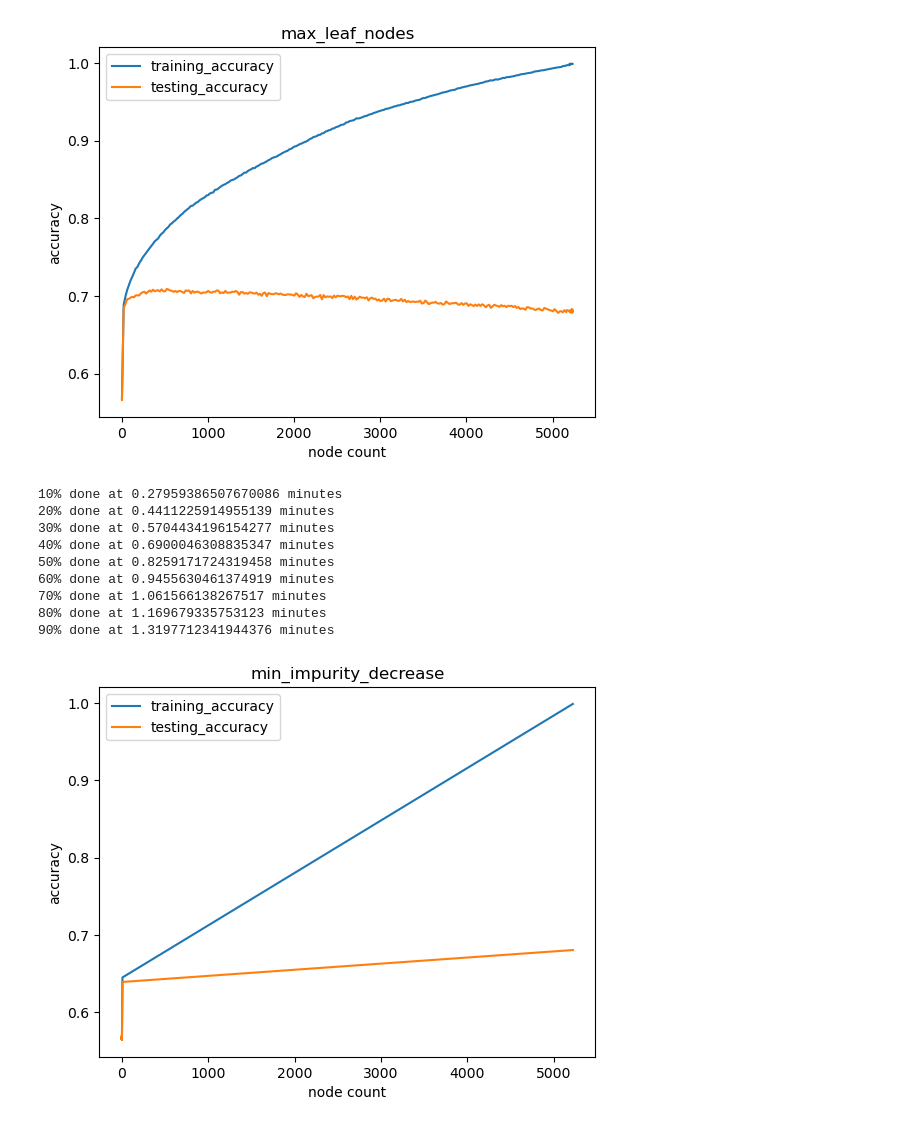
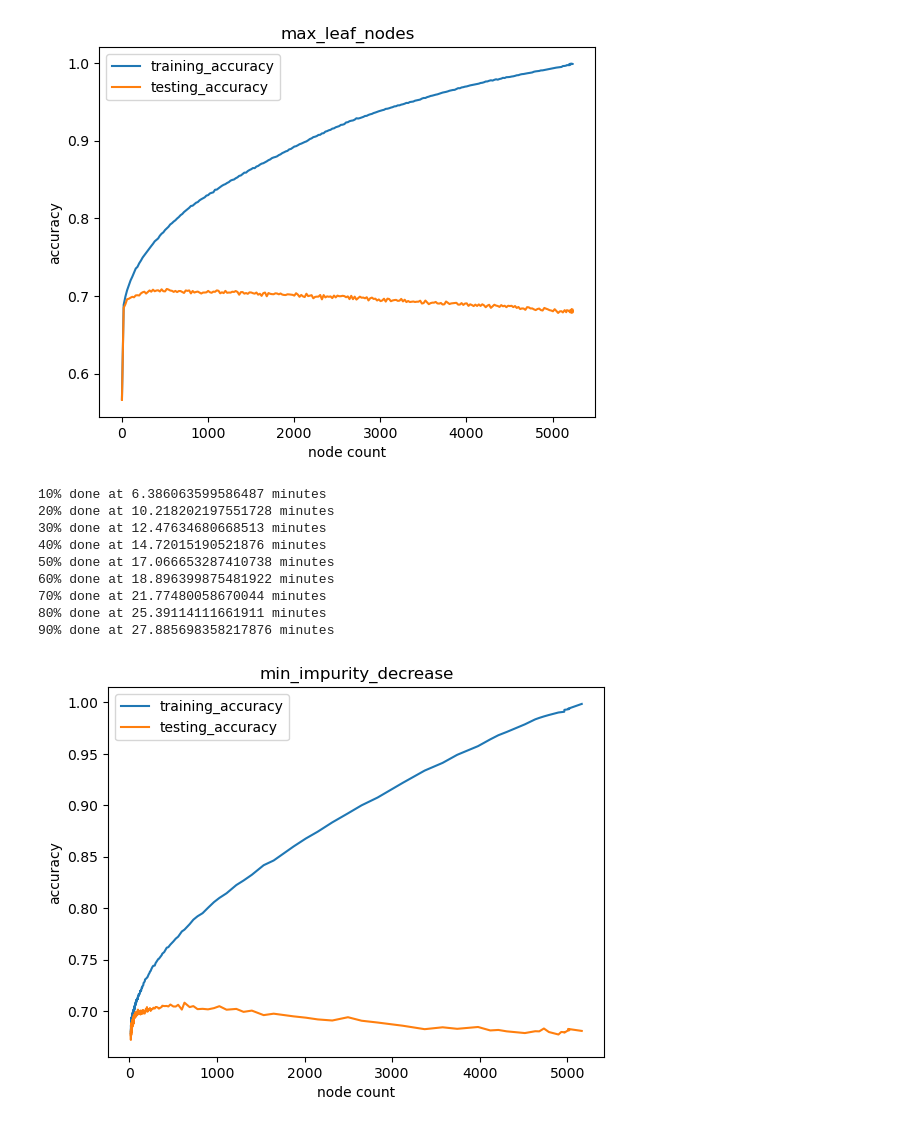
Before and after one commit to Hussain-Aziz/CMP466-Project, a Jupyter notebook: project.ipynb, the cells around one changed output. Drawn from its saved outputs; the diff is of its cells as text; code cells hidden in the pictures.

```diff
--- a/project.ipynb
+++ b/project.ipynb
@@ -181,7 +181,7 @@ ordinal_columns = [('temperature',['30','55','80']),
 
 # apply the ordinal encoding
 for column, categories in ordinal_columns:
-    df[column] =  OrdinalEncoder(categories=[categories]).fit_transform(df[[column]])
+    df[column] =  OrdinalEncoder(categories=[categories], dtype=np.uint8).fit_transform(df[[column]])
 
 # to check if it worked
 # df.to_csv(os.path.join('PreprocessingData',"coupon_processed_2.csv"), index=False)
@@ -256,7 +256,7 @@ x_train, x_test, y_train, y_test, = train_test_split(x,y, test_size=0.2)
 from sklearn.tree import DecisionTreeClassifier
 
 # create decision tree classifer object
-dtc = DecisionTreeClassifier()
+dtc = DecisionTreeClassifier(ccp_alpha=0.001)
 
 # train decision tree classifer
 dtc.fit(x_train, y_train)
@@ -316,7 +316,7 @@ def tune(start, stop, step, dtc, x, y, tuning_range=None):
 
         data.append([i, node_count, training_accuracy, testing_accuracy])
 
-        if start != 0 and stop != 0 and step != 0:
+        if step != 0:
             if (i - start) // step > ((stop - start) // step + 1) * current_percent/100:
                 print(f"{current_percent}% done at {(time.time()-start_time)/60} minutes")
                 current_percent += 10
@@ -491,19 +478,19 @@ max_leaf_nodes_df = save_to_csv(max_leaf_nodes, "max_leaf_nodes")
 # %%
 # min_impurity_decrease
 
-min_impurity_decrease = tune(0.0, 1.0, 0.01, lambda i: DecisionTreeClassifier(min_impurity_decrease=i), x, y)
+min_impurity_decrease = tune(0.0, 0.005, 0.00001, lambda i: DecisionTreeClassifier(criterion='entropy', min_impurity_decrease=i), x, y)
 plot(min_impurity_decrease, "min_impurity_decrease")
 
-min_impurity_decrease_df = save_to_csv(min_impurity_decrease, "min_impurity_decrease")
+min_impurity_decrease_df = save_to_csv(min_impurity_decrease, "min_impurity_decrease (entropy)")
 # %% [output]
-10% done at 0.27959386507670086 minutes
-20% done at 0.4411225914955139 minutes
-30% done at 0.5704434196154277 minutes
-40% done at 0.6900046308835347 minutes
-50% done at 0.8259171724319458 minutes
-60% done at 0.9455630461374919 minutes
-70% done at 1.061566138267517 minutes
-80% done at 1.169679335753123 minutes
-90% done at 1.3197712341944376 minutes
+10% done at 6.386063599586487 minutes
+20% done at 10.218202197551728 minutes
+30% done at 12.47634680668513 minutes
+40% done at 14.72015190521876 minutes
+50% done at 17.066653287410738 minutes
+60% done at 18.896399875481922 minutes
+70% done at 21.77480058670044 minutes
+80% done at 25.39114111661911 minutes
+90% done at 27.885698358217876 minutes
-[figure, old version]
+[figure, new version]
 # %%
```
Also changed, not shown: parts of 13 cells of this notebook.
